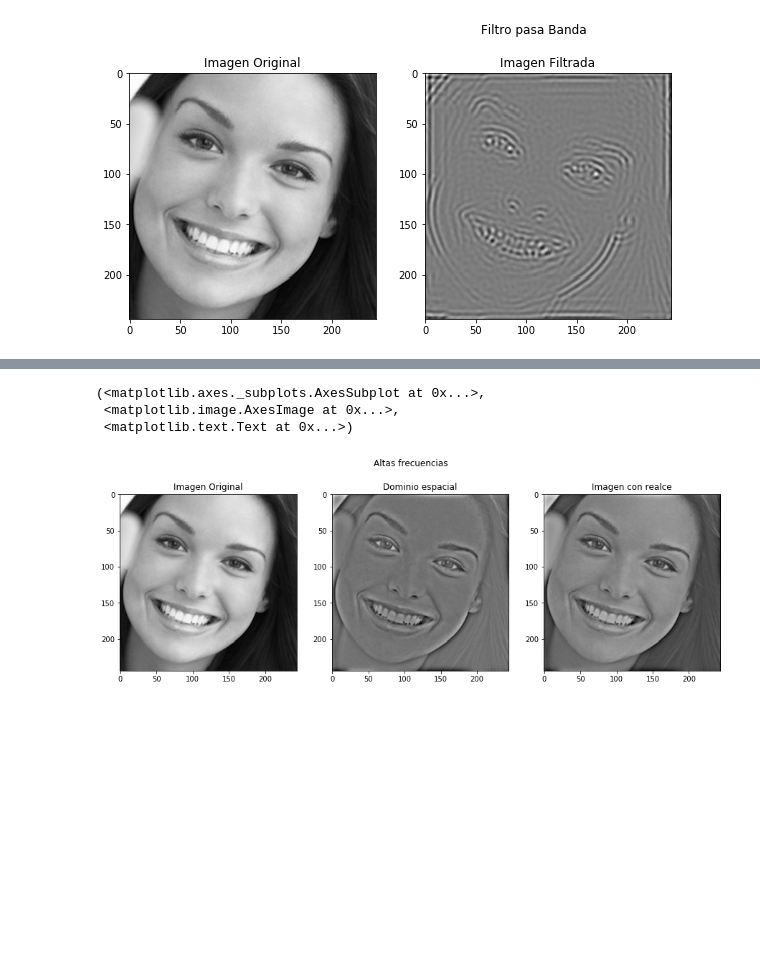
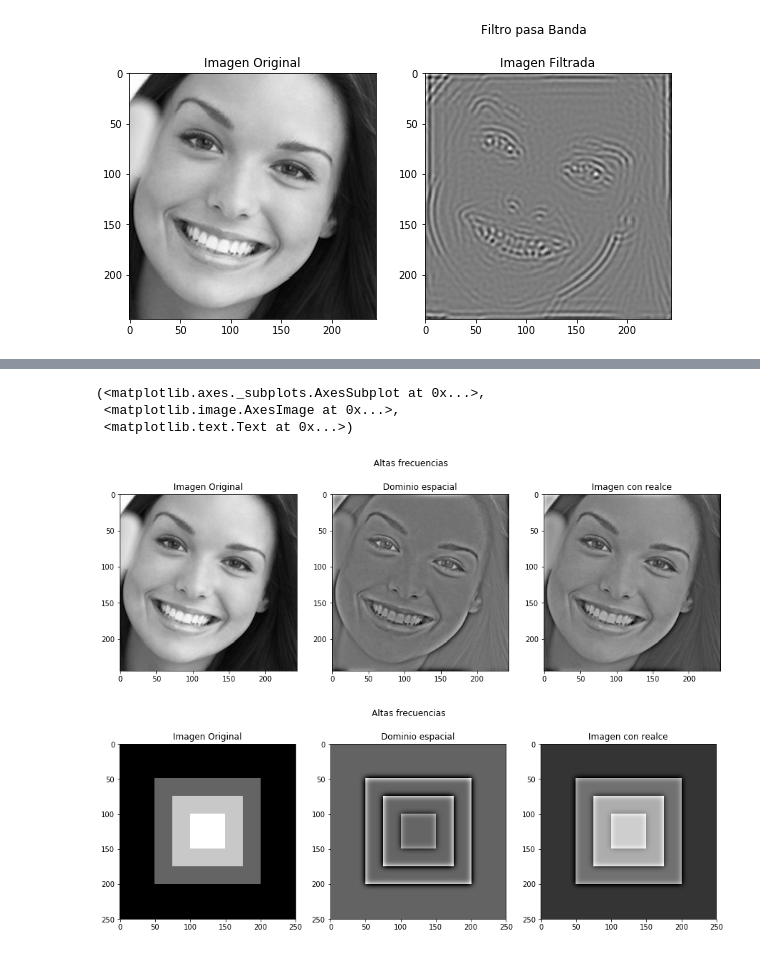
Before and after one commit to seradiazpin/MachineVisionUnal, a Jupyter notebook: Tarea5/Tarea5.ipynb, the cells around one changed output, grey strips where cells are left out. Drawn from its saved outputs; the diff is of its cells as text; code cells hidden in the pictures; blank space fills up the shorter version.

```diff
--- a/Tarea5/Tarea5.ipynb
+++ b/Tarea5/Tarea5.ipynb
@@ -198,26 +234,34 @@ plt.subplot(133), plt.imshow(img+rel_hb, cmap=plt.cm.gray), plt.title('Imagen co
 # %%
 #Altas frecuencias
 
 def Hhfe(img,a,b,f):
     if(a<0):
         print "Error a < 0"
         return 0
     if(b < a):
         print "Error b < a"
         return 0
     img_f = fft(img)
     Hhp = (1 - gauss2d_lp(img_f.shape,f))*img_f
     return ifft(a + b*Hhp)
 
 rel_AF = Hhfe(img,0.5,2,10)
+rel_AF_S = Hhfe(check,0.5,2,10)
 
 plt.figure(1,figsize=(15,5))
 plt.suptitle('Altas frecuencias')
 plt.subplot(131), plt.imshow(img, cmap=plt.cm.gray), plt.title('Imagen Original')
 plt.subplot(132), plt.imshow(rel_AF, cmap=plt.cm.gray), plt.title('Dominio espacial')
 plt.subplot(133), plt.imshow(img+rel_AF, cmap=plt.cm.gray), plt.title('Imagen con realce')
+
+plt.figure(2,figsize=(15,5))
+plt.suptitle('Altas frecuencias')
+plt.subplot(131), plt.imshow(check, cmap=plt.cm.gray), plt.title('Imagen Original')
+plt.subplot(132), plt.imshow(rel_AF_S, cmap=plt.cm.gray), plt.title('Dominio espacial')
+plt.subplot(133), plt.imshow(check+rel_AF_S, cmap=plt.cm.gray), plt.title('Imagen con realce')
 # %% [output]
 (<matplotlib.axes._subplots.AxesSubplot at 0x...>,
  <matplotlib.image.AxesImage at 0x...>,
  <matplotlib.text.Text at 0x...>)
 [figure]
+[figure, added]
```
Also changed, not shown: parts of 4 cells of this notebook.
